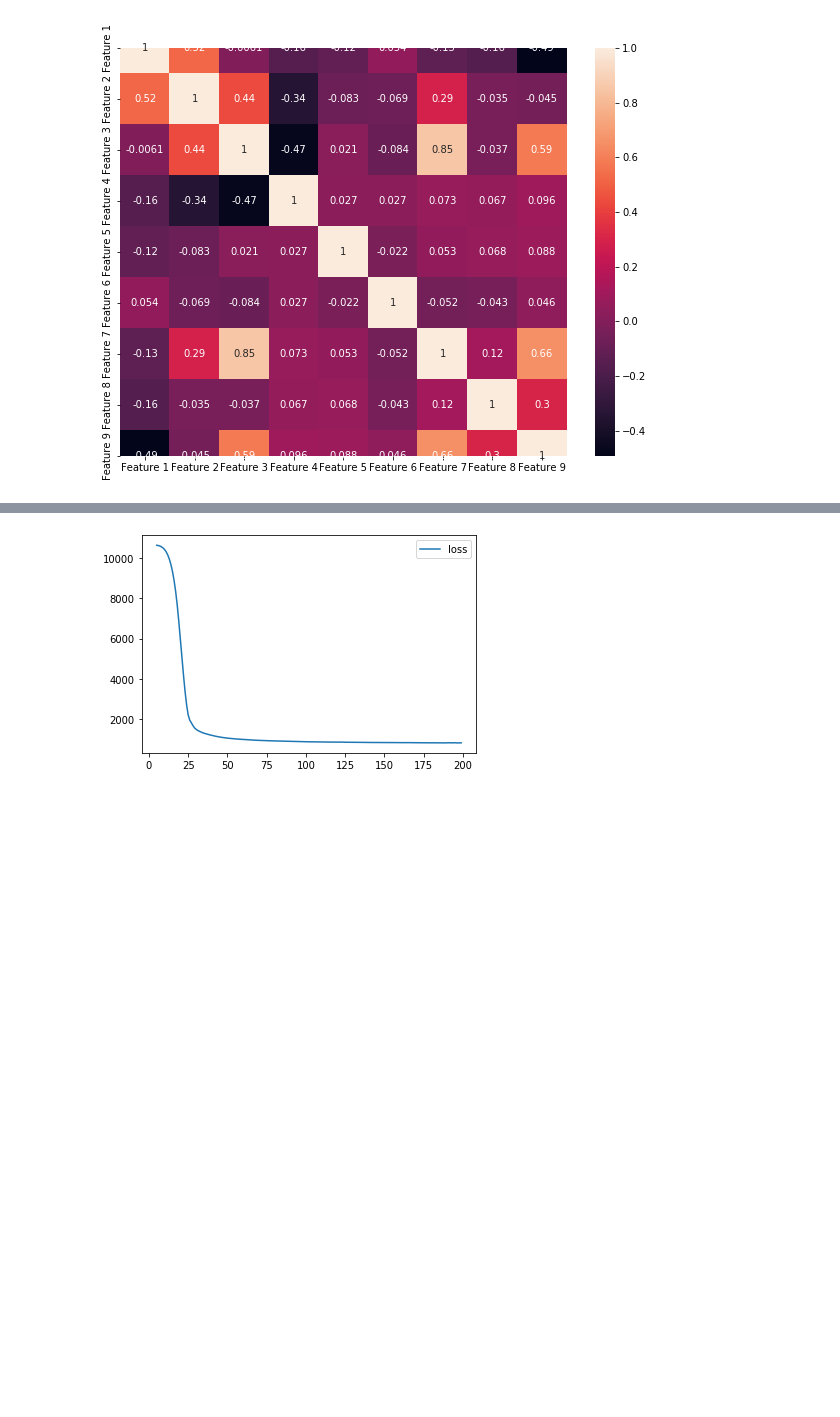
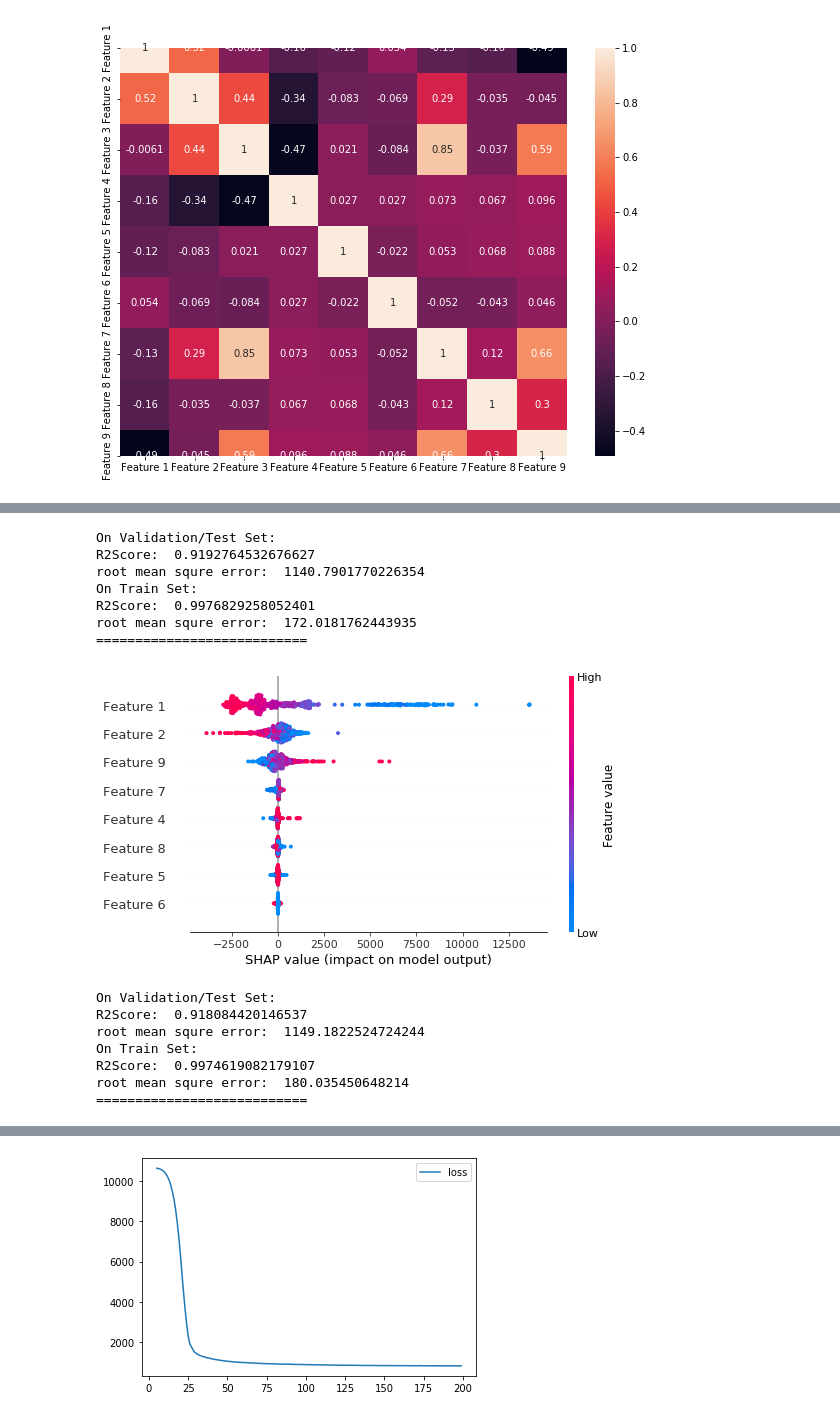
Before and after one commit to AminAminifar/regression, a Jupyter notebook: Main (11).ipynb, the cells around one changed output, grey strips where cells are left out. Cells and saved outputs as stored; diff of their text form; code cells hidden in the pictures; blank space fills up the shorter version.

```diff
--- a/Main (11).ipynb
+++ b/Main (11).ipynb
@@ -270,31 +270,47 @@ shap.initjs()
 # %% [output]
 [interactive output not drawn]
 # %%
-if False:
+if True:
   X_train, X_validation, y_train, y_validation = \
   train_train.drop(columns=['Y', 'Feature 3']).values,\
   train_validation.drop(columns=['Y', 'Feature 3']).values,\
   train_train['Y'].values, train_validation['Y'].values
 
   reg = xgb.XGBRegressor().fit(X_train, y_train)
 
   Results = train_and_evaluate(reg, X_train, X_validation,\
                         y_train, y_validation, {}, "xgb")
 
   explainer = shap.TreeExplainer(reg)
   X_train = train_train.drop(columns=['Y', 'Feature 3'])
   shap_values = explainer.shap_values(X_train)
   shap.summary_plot(shap_values, features=X_train, feature_names=X_train.columns)
 
   X_train, X_validation, y_train, y_validation = \
   train_train.drop(columns=['Y', 'Feature 3', 'Feature 6']).values,\
   train_validation.drop(columns=['Y', 'Feature 3', 'Feature 6']).values,\
   train_train['Y'].values, train_validation['Y'].values
 
   reg = xgb.XGBRegressor().fit(X_train, y_train)
 
   Results = train_and_evaluate(reg, X_train, X_validation,\
                         y_train, y_validation, {}, "xgb")
+# %% [output]
+On Validation/Test Set:
+R2Score:  0.9192764532676627
+root mean squre error:  1140.7901770226354
+On Train Set:
+R2Score:  0.9976829258052401
+root mean squre error:  172.0181762443935
+===========================
+[figure, added]
+On Validation/Test Set:
+R2Score:  0.918084420146537
+root mean squre error:  1149.1822524724244
+On Train Set:
+R2Score:  0.9974619082179107
+root mean squre error:  180.035450648214
+===========================
 # %%
 X_train, X_test, y_train, y_test = \
     train.drop(columns=['Y', 'Feature 3']).values,\
```
Also changed, not shown: parts of 7 cells of this notebook.
